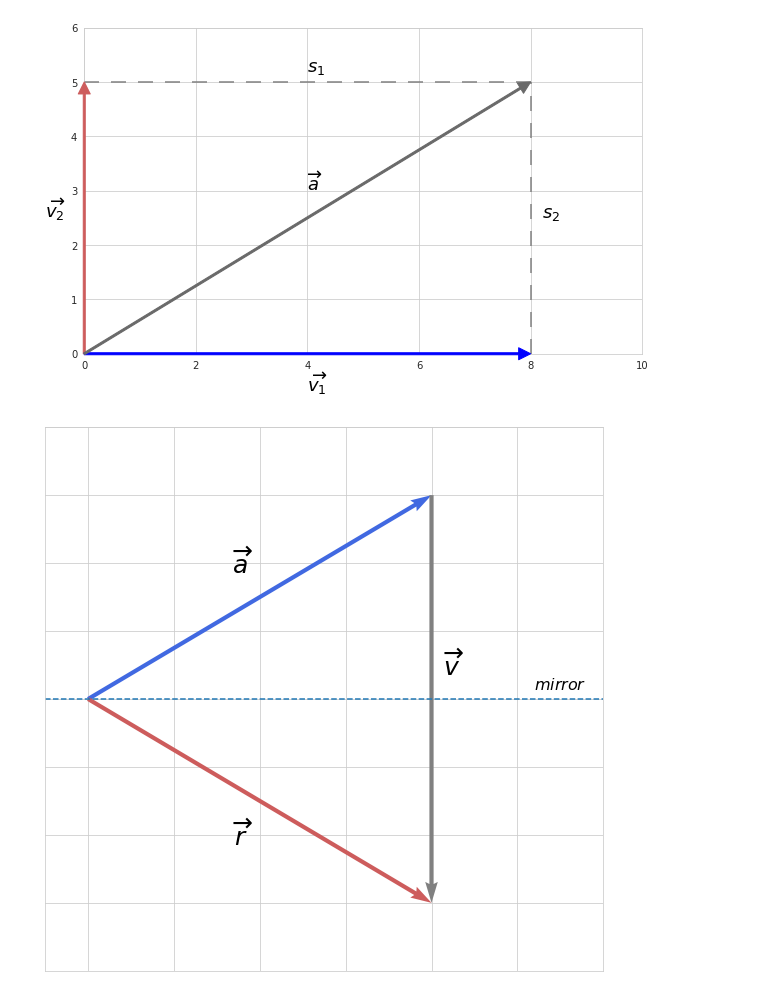
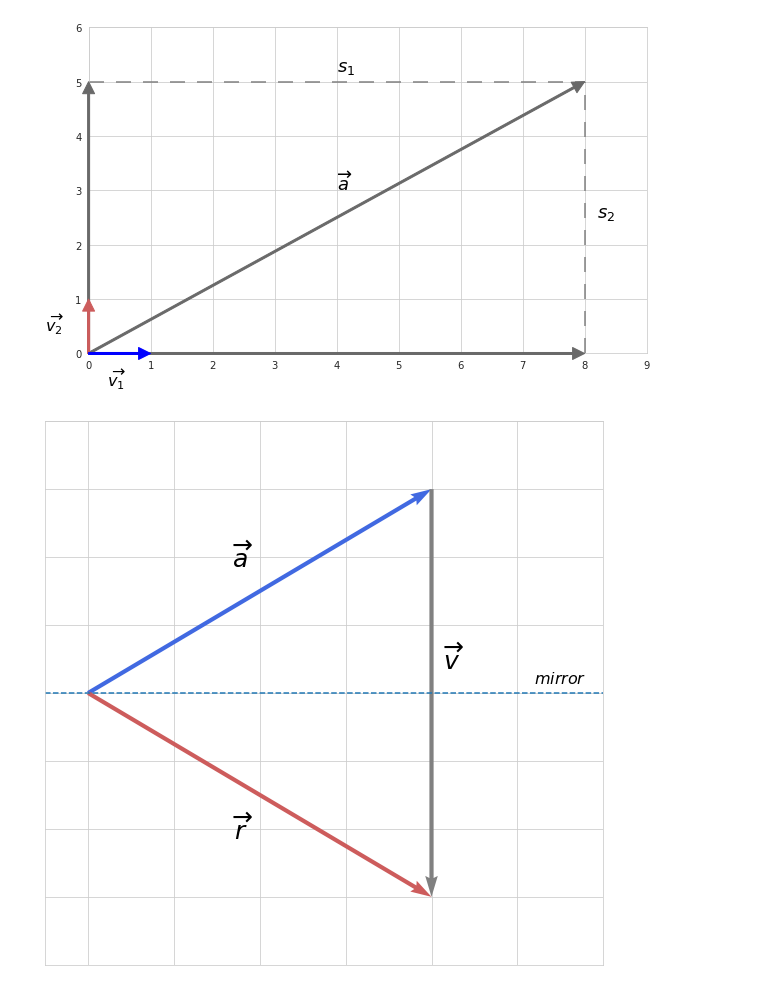
Before and after one commit to vzahorui/vzahorui.github.io, a Jupyter notebook: jupyter_notebooks/linear_algebra/decompositions(svd+qr).ipynb, the cells around one changed output. Cells and saved outputs as stored; diff of their text form; code cells hidden in the pictures.

```diff
--- a/jupyter_notebooks/linear_algebra/decompositions(svd+qr).ipynb
+++ b/jupyter_notebooks/linear_algebra/decompositions(svd+qr).ipynb
@@ -7,26 +7,28 @@ import seaborn as sns
 # %%
 with sns.axes_style('whitegrid'):
     fig, ax = plt.subplots(figsize=(10, 6))
 
-ax.set_xlim(0, 10)
+ax.set_xlim(0, 9)
 ax.set_ylim(0, 6)
 
-ax.annotate(s='', xy=(0, 5), xytext=(0, 0), arrowprops=dict(width=2, color='indianred'))
-ax.annotate(s='', xy=(8, 0), xytext=(0, 0), arrowprops=dict(width=2, color='blue'))
+ax.annotate(s='', xy=(0, 1), xytext=(0, 0), arrowprops=dict(width=2, color='indianred'), zorder=20)
+ax.annotate(s='', xy=(1, 0), xytext=(0, 0), arrowprops=dict(width=2, color='blue'), zorder=20)
+ax.annotate(s='', xy=(0, 5), xytext=(0, 0), arrowprops=dict(width=2, color='dimgrey'), zorder=10)
+ax.annotate(s='', xy=(8, 0), xytext=(0, 0), arrowprops=dict(width=2, color='dimgrey'), zorder=10)
 ax.annotate(s='', xy=(8, 5), xytext=(0, 0), arrowprops=dict(width=2, color='dimgrey'))
 
 ax.plot([0, 8], [5, 5], color='grey', linestyle='--', dashes=(10, 8))
 ax.plot([8, 8], [0, 5], color='grey', linestyle='--', dashes=(10, 8))
 
 ax.annotate(s='$\overrightarrow{a}$', xy=(0, 0), xytext=(4, 3), fontsize=18)
-ax.annotate(s='$\overrightarrow{v_2}$', xy=(0, 0), xytext=(-0.7, 2.5), fontsize=18)
-ax.annotate(s='$\overrightarrow{v_1}$', xy=(0, 0), xytext=(4, -0.7), fontsize=18)
+ax.annotate(s='$\overrightarrow{v_2}$', xy=(0, 0), xytext=(-0.7, 0.4), fontsize=16)
+ax.annotate(s='$\overrightarrow{v_1}$', xy=(0, 0), xytext=(0.3, -0.6), fontsize=16)
 ax.annotate(s='$s_2$', xy=(0, 0), xytext=(8.2, 2.5), fontsize=18)
 ax.annotate(s='$s_1$', xy=(0, 0), xytext=(4, 5.2), fontsize=18)
 
 plt.savefig('../../assets/images/linear_algebra/simple_vector_decomposition.png', bbox_inches='tight');
 # %% [output]
-[figure, old version]
+[figure, new version]
 # %%
 with sns.axes_style('whitegrid'):
     fig, ax = plt.subplots(figsize=(10, 10))
```
Also changed, not shown: 11 other files.
